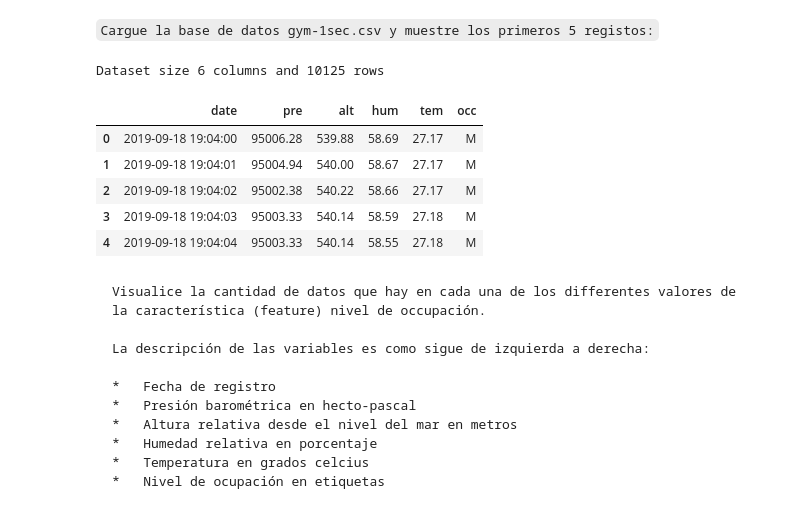
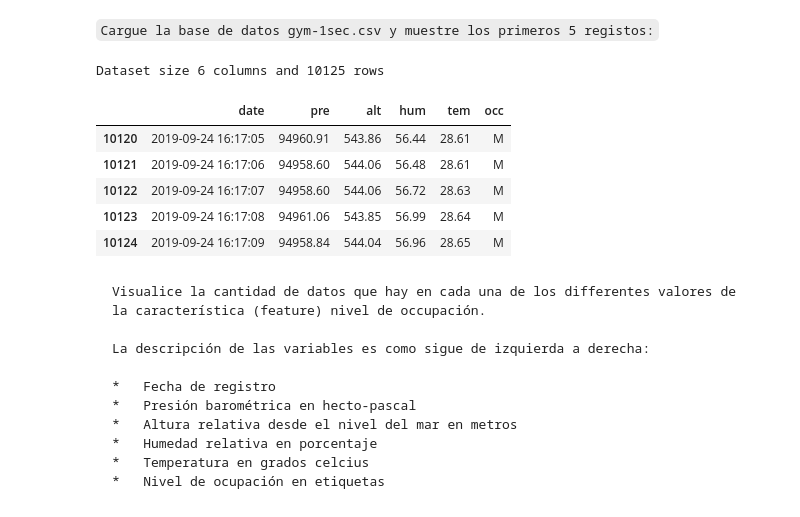
Before and after one commit to eUlisesBaezGt/AI, a Jupyter notebook: FinalTerm/Practice-Gym-NeuralNetwork/Examen_3er_Parcial_Redes_Neuronales.ipynb, the cells around one changed output. Saved outputs shown, nothing was run; the diff lists cells and outputs as text; code cells hidden in the pictures.

````diff
--- a/FinalTerm/Practice-Gym-NeuralNetwork/Examen_3er_Parcial_Redes_Neuronales.ipynb
+++ b/FinalTerm/Practice-Gym-NeuralNetwork/Examen_3er_Parcial_Redes_Neuronales.ipynb
@@ -61,17 +61,18 @@ import time
 # %%
 dataset = pd.read_csv(filepath_or_buffer='gym-1sec.csv', sep=',')
 
 print('Dataset size {} columns and {} rows'.format(dataset.shape[1], dataset.shape[0]))
 
 dataset.head()
+dataset.tail()
 # %% [output]
 Dataset size 6 columns and 10125 rows
 |  | date | pre | alt | hum | tem | occ |
-| 0 | 2019-09-18 19:04:00 | 95006.28 | 539.88 | 58.69 | 27.17 | M |
-| 1 | 2019-09-18 19:04:01 | 95004.94 | 540.00 | 58.67 | 27.17 | M |
-| 2 | 2019-09-18 19:04:02 | 95002.38 | 540.22 | 58.66 | 27.17 | M |
-| 3 | 2019-09-18 19:04:03 | 95003.33 | 540.14 | 58.59 | 27.18 | M |
-| 4 | 2019-09-18 19:04:04 | 95003.33 | 540.14 | 58.55 | 27.18 | M |
+| 10120 | 2019-09-24 16:17:05 | 94960.91 | 543.86 | 56.44 | 28.61 | M |
+| 10121 | 2019-09-24 16:17:06 | 94958.60 | 544.06 | 56.48 | 28.61 | M |
+| 10122 | 2019-09-24 16:17:07 | 94958.60 | 544.06 | 56.72 | 28.63 | M |
+| 10123 | 2019-09-24 16:17:08 | 94961.06 | 543.85 | 56.99 | 28.64 | M |
+| 10124 | 2019-09-24 16:17:09 | 94958.84 | 544.04 | 56.96 | 28.65 | M |
 # %% [markdown]
 ```
 Visualice la cantidad de datos que hay en cada una de los differentes valores de la característica (feature) nivel de occupación.
````
Also changed, not shown: parts of 2 cells of this notebook, 9 other files.
